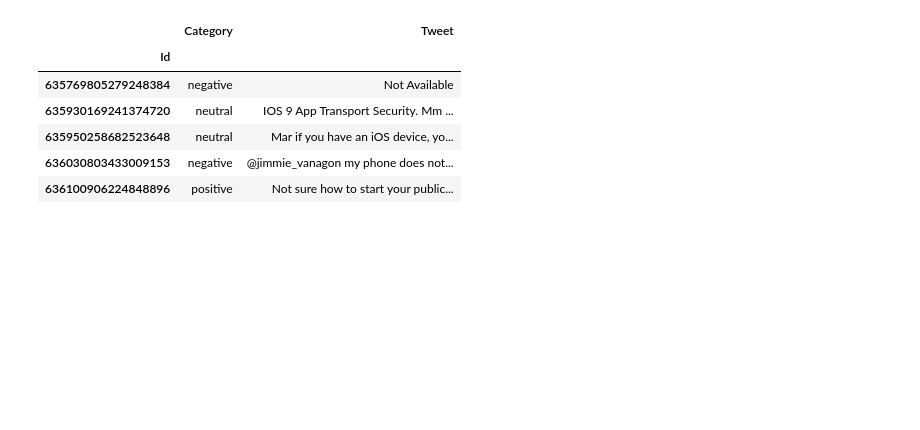
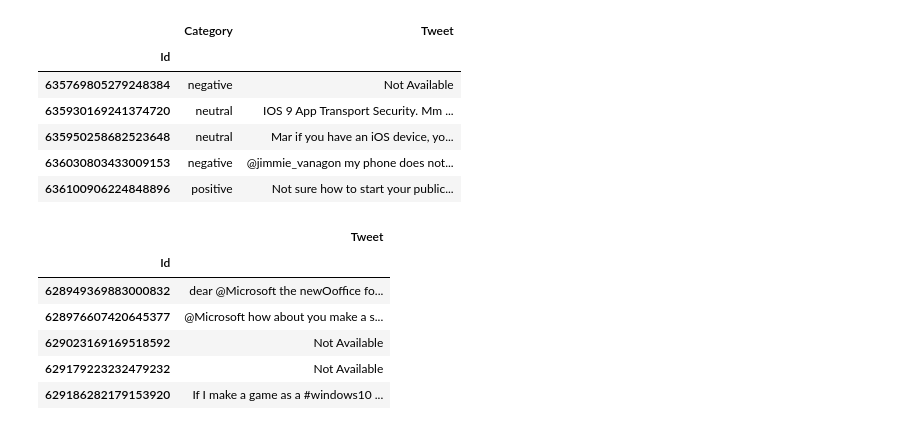
Before and after one commit to TSienki/tweets-sentiment-analysis, a Jupyter notebook: tweets-sentiment-analysis.ipynb, the cells around one changed output. Saved outputs shown, nothing was run; the diff lists cells and outputs as text; code cells hidden in the pictures; blank space fills up the shorter version.

```diff
--- a/tweets-sentiment-analysis.ipynb
+++ b/tweets-sentiment-analysis.ipynb
@@ -15,6 +22,16 @@ tweets.head()
 | 635950258682523648 | neutral | Mar if you have an iOS device, yo... |
 | 636030803433009153 | negative | @jimmie_vanagon my phone does not... |
 | 636100906224848896 | positive | Not sure how to start your public... |
+# %%
+test_tweets.head()
+# %% [output]
+|  | Tweet |
+| Id |  |
+| 628949369883000832 | dear @Microsoft the newOoffice fo... |
+| 628976607420645377 | @Microsoft how about you make a s... |
+| 629023169169518592 | Not Available |
+| 629179223232479232 | Not Available |
+| 629186282179153920 | If I make a game as a #windows10 ... |
 # %%
 tweets.describe()
 # %% [output]
```
Also changed, not shown: parts of 24 cells of this notebook, 1 other file.
